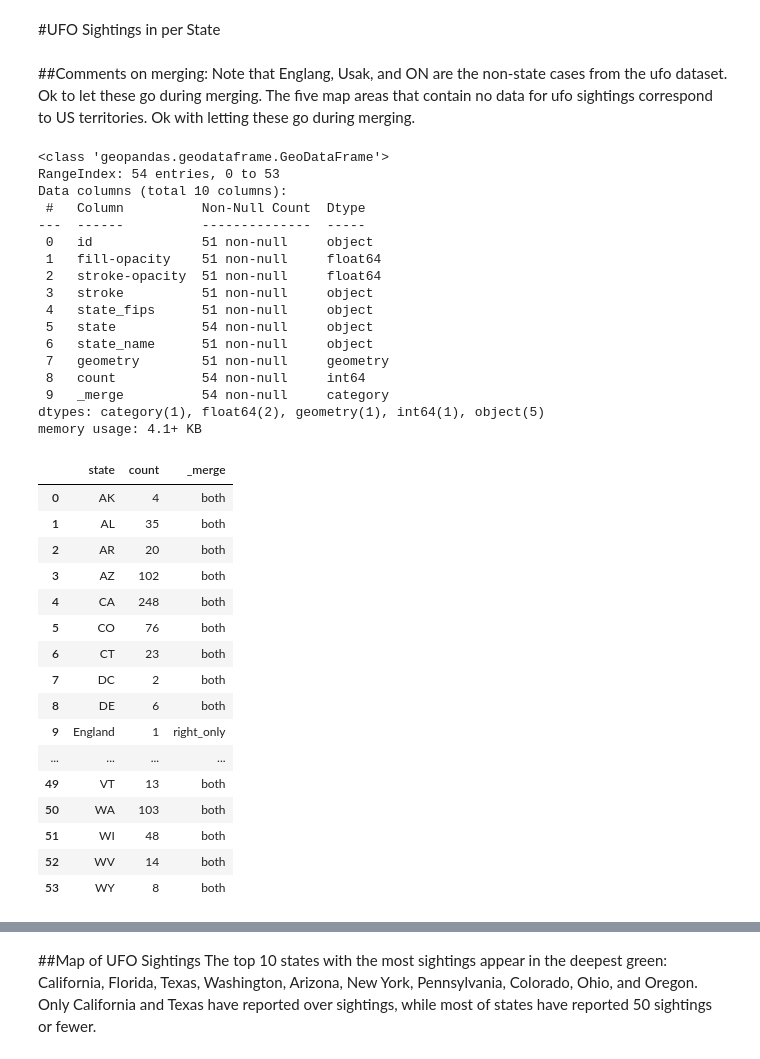
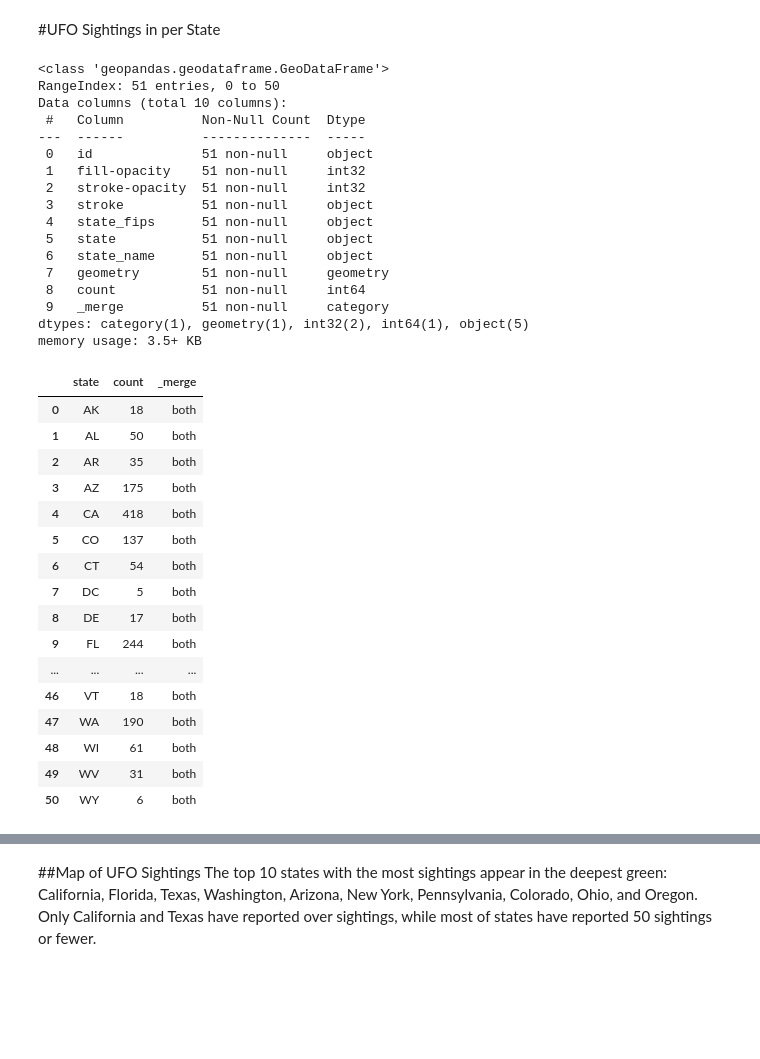
Before and after one commit to carlavilla/GIS, a Jupyter notebook: PS3_GIS_CV.ipynb, the cells around one changed output, grey strips where cells are left out. Cells and saved outputs as stored; diff of their text form; code cells hidden in the pictures; blank space fills up the shorter version.

```diff
--- a/PS3_GIS_CV.ipynb
+++ b/PS3_GIS_CV.ipynb
@@ -672,48 +652,44 @@ plt.show()
 [figure]
 # %% [markdown]
 #UFO Sightings in per State
-# %% [markdown]
-##Comments on merging:
-Note that Englang, Usak, and ON are the non-state cases from the ufo dataset. Ok to let these go during merging. </br>
-The five map areas that contain no data for ufo sightings correspond to US territories. Ok with letting these go during merging.
 # %%
-spooky1 = pd.merge(UStates, ufocount, on='state',how='outer',indicator=True) #outer merging
-spooky1.info()
+spooky_ufo = pd.merge(UStates, ufocount, on='state',how='outer',indicator=True) #outer merging
+spooky_ufo.info()
 # %% [output]
 <class 'geopandas.geodataframe.GeoDataFrame'>
-RangeIndex: 54 entries, 0 to 53
+RangeIndex: 51 entries, 0 to 50
 Data columns (total 10 columns):
  #   Column          Non-Null Count  Dtype
 ---  ------          --------------  -----
  0   id              51 non-null     object
- 1   fill-opacity    51 non-null     float64
- 2   stroke-opacity  51 non-null     float64
+ 1   fill-opacity    51 non-null     int32
+ 2   stroke-opacity  51 non-null     int32
  3   stroke          51 non-null     object
  4   state_fips      51 non-null     object
- 5   state           54 non-null     object
+ 5   state           51 non-null     object
  6   state_name      51 non-null     object
  7   geometry        51 non-null     geometry
- 8   count           54 non-null     int64
- 9   _merge          54 non-null     category
-dtypes: category(1), float64(2), geometry(1), int64(1), object(5)
-memory usage: 4.1+ KB
+ 8   count           51 non-null     int64
+ 9   _merge          51 non-null     category
+dtypes: category(1), geometry(1), int32(2), int64(1), object(5)
+memory usage: 3.5+ KB
 # %%
-spooky1[['state', 'count', '_merge']]
+spooky_ufo[['state', 'count', '_merge']]
 # %% [output]
 |  | state | count | _merge |
-| 0 | AK | 4 | both |
-| 1 | AL | 35 | both |
-| 2 | AR | 20 | both |
-| 3 | AZ | 102 | both |
-| 4 | CA | 248 | both |
-| 5 | CO | 76 | both |
-| 6 | CT | 23 | both |
-| 7 | DC | 2 | both |
-| 8 | DE | 6 | both |
-| 9 | England | 1 | right_only |
+| 0 | AK | 18 | both |
+| 1 | AL | 50 | both |
+| 2 | AR | 35 | both |
+| 3 | AZ | 175 | both |
+| 4 | CA | 418 | both |
+| 5 | CO | 137 | both |
+| 6 | CT | 54 | both |
+| 7 | DC | 5 | both |
+| 8 | DE | 17 | both |
+| 9 | FL | 244 | both |
 | ... | ... | ... | ... |
-| 49 | VT | 13 | both |
-| 50 | WA | 103 | both |
-| 51 | WI | 48 | both |
-| 52 | WV | 14 | both |
-| 53 | WY | 8 | both |
+| 46 | VT | 18 | both |
+| 47 | WA | 190 | both |
+| 48 | WI | 61 | both |
+| 49 | WV | 31 | both |
+| 50 | WY | 6 | both |
```
Also changed, not shown: parts of 10 cells of this notebook.
